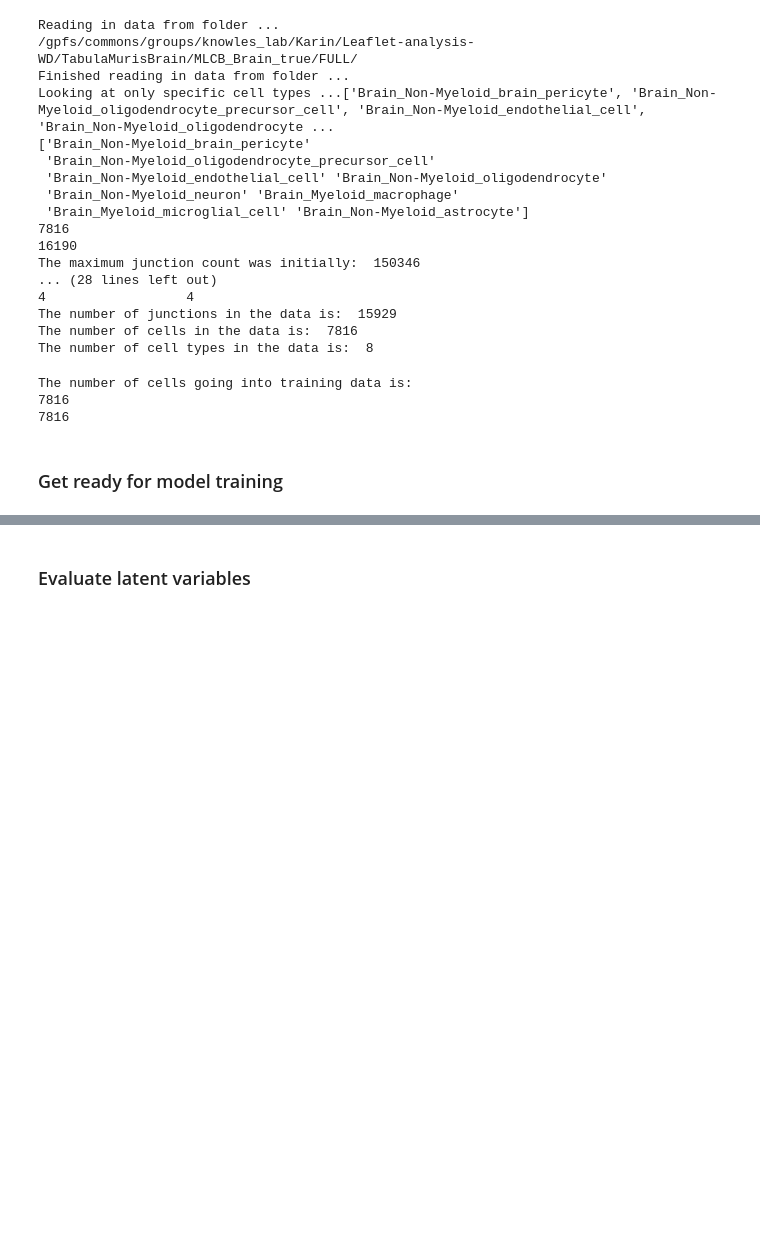
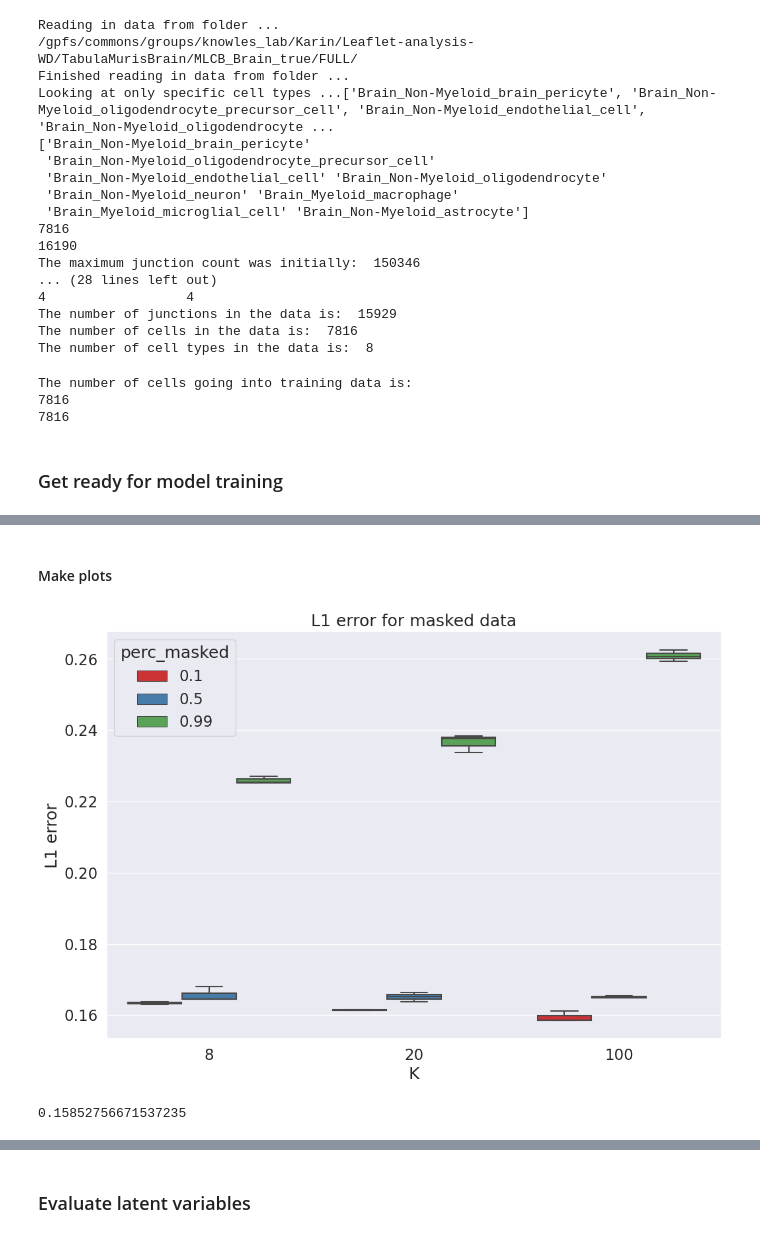
Before and after one commit to daklab/LeafletFA, a Jupyter notebook: notebooks/example_analysis/run_beta-dirichlet-factor_model.ipynb, the cells around one changed output, grey strips where cells are left out. Drawn from its saved outputs; the diff is of its cells as text; code cells hidden in the pictures; blank space fills up the shorter version.

```diff
--- a/notebooks/example_analysis/run_beta-dirichlet-factor_model.ipynb
+++ b/notebooks/example_analysis/run_beta-dirichlet-factor_model.ipynb
@@ -107,0 +278,19 @@ total_counts_tensor = torch.sparse_coo_tensor(indices_counts, values_counts, siz
+# %% [markdown]
+#### Make plots
+# %%
+# make boxplot of l1 error for each K and masking percentage
+# sns.set_style("whitegrid")
+sns.set_context("paper")
+sns.set(font_scale=1.5)
+plt.figure(figsize=(8, 8))
+
+# use sns catplot to show K and perc masked
+ax = sns.boxplot(x="K", y="l1", hue="perc_masked", data=masked_perf_df, palette="Set1")
+ax.set_xlabel("K")
+ax.set_ylabel("L1 error")
+ax.set_title("L1 error for masked data")
+plt.show()
+print(masked_perf_df.l1.min())
+# %% [output]
+[figure, added]
+0.15852756671537235
```
Also changed, not shown: parts of 61 cells of this notebook, 4 other files.
